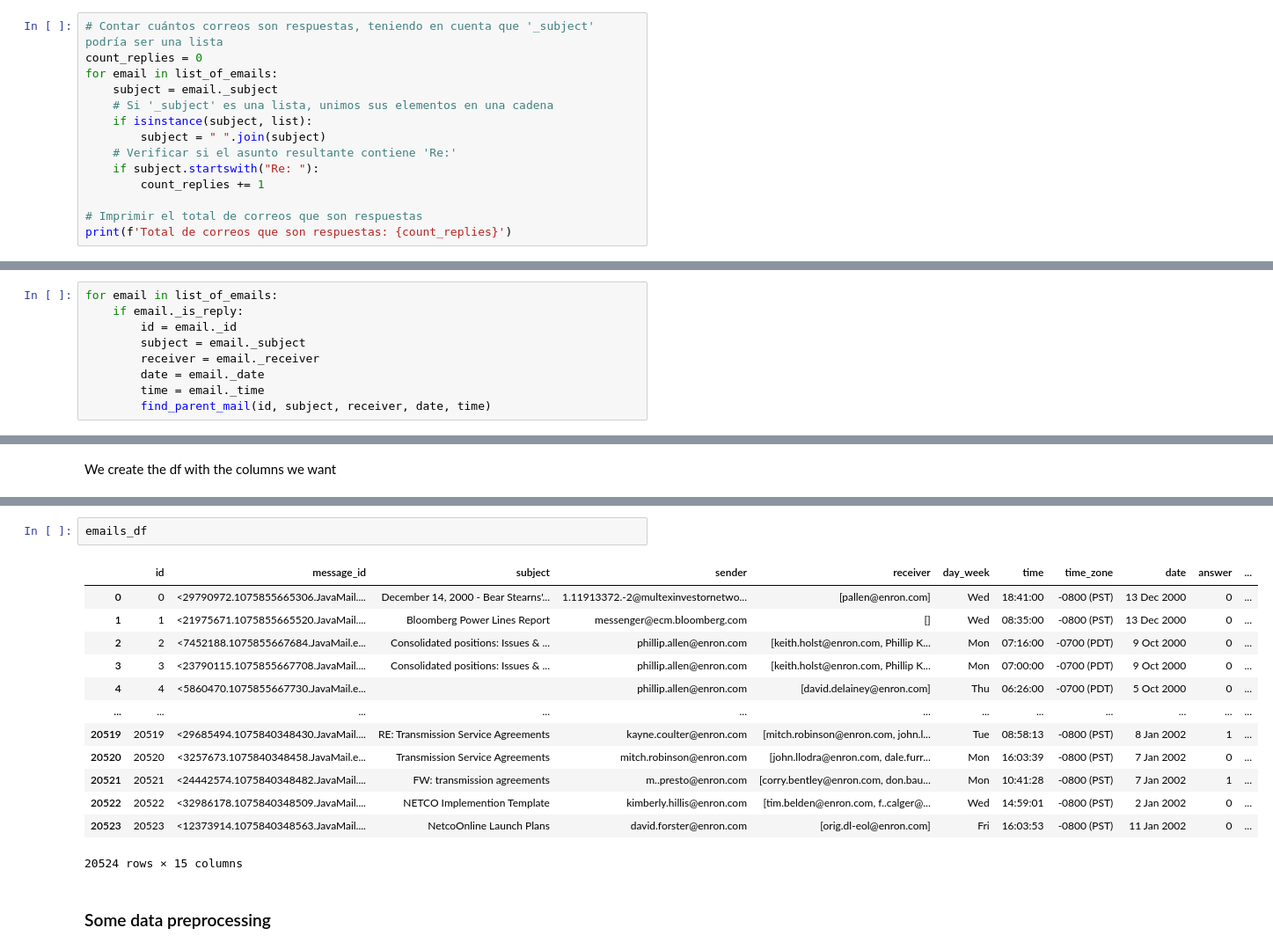
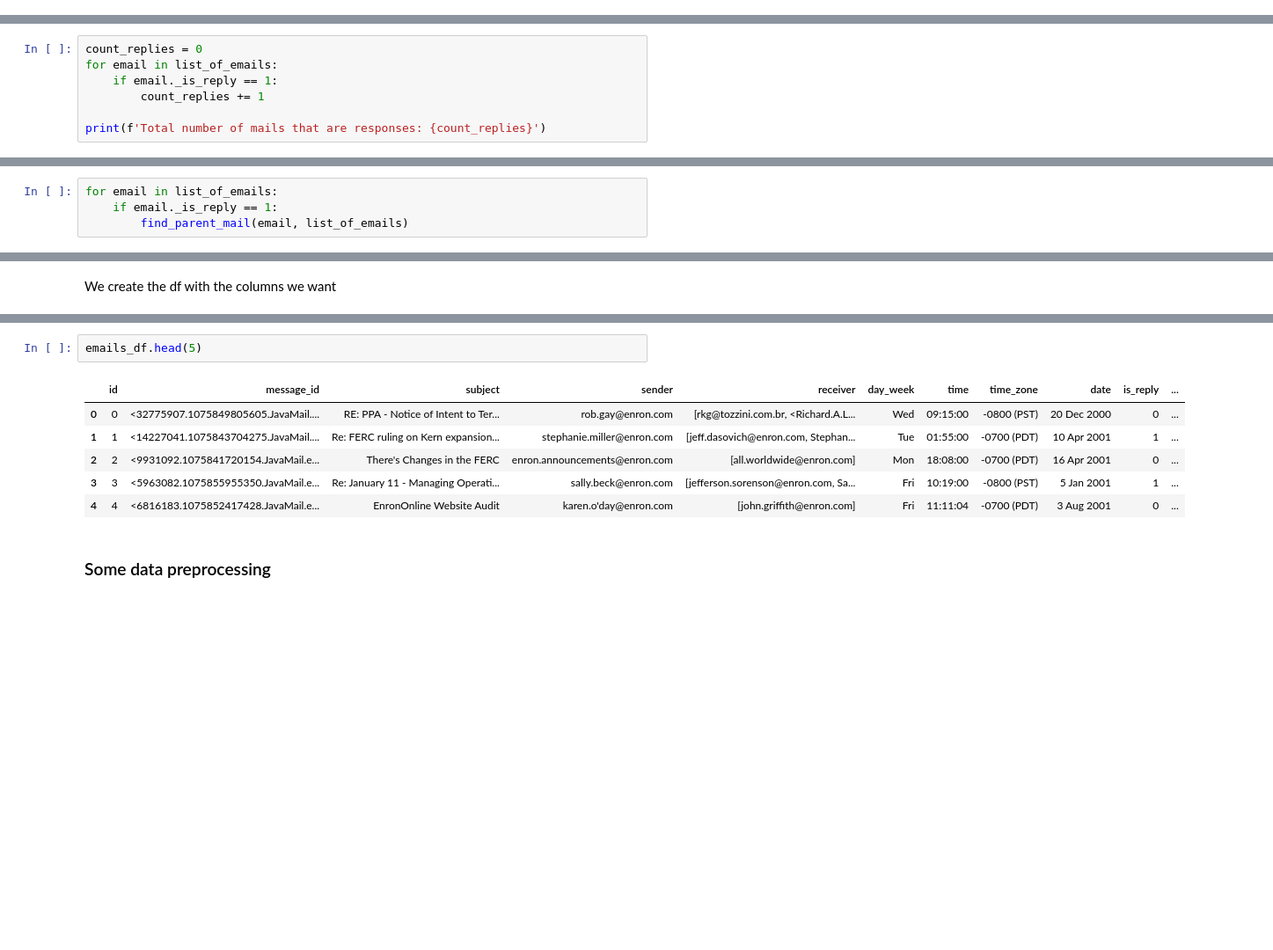
Before and after one commit to makowskitomasz/enron, a Jupyter notebook: jupyterNotebooks/mail_class.ipynb, the cells around one changed output, grey strips where cells are left out. Shown: that part at 88% size. Drawn from its saved outputs; the diff is of its cells as text; blank space fills up the shorter version.

```diff
--- a/jupyterNotebooks/mail_class.ipynb
+++ b/jupyterNotebooks/mail_class.ipynb
@@ -142,14 +165,0 @@ print(len(set_of_message_ids))
-# %%
-# Contar cuántos correos son respuestas, teniendo en cuenta que '_subject' podría ser una lista
-count_replies = 0
-for email in list_of_emails:
-    subject = email._subject
-    # Si '_subject' es una lista, unimos sus elementos en una cadena
-    if isinstance(subject, list):
-        subject = " ".join(subject)
-    # Verificar si el asunto resultante contiene 'Re:'
-    if subject.startswith("Re: "):
-        count_replies += 1
-
-# Imprimir el total de correos que son respuestas
-print(f'Total de correos que son respuestas: {count_replies}')
@@ -157,0 +166,7 @@ Total de correos que son respuestas: 4523
+# %%
+count_replies = 0
+for email in list_of_emails:
+    if email._is_reply == 1:
+        count_replies += 1
+
+print(f'Total number of mails that are responses: {count_replies}')
@@ -170,12 +199,7 @@ def find_parent_mail(_id, _subject, _receiver, _date, _time):
-# %%
-for email in list_of_emails:
-    if email._is_reply:
-        id = email._id
-        subject = email._subject
-        receiver = email._receiver
-        date = email._date
-        time = email._time
-        find_parent_mail(id, subject, receiver, date, time)
+# %%
+for email in list_of_emails:
+    if email._is_reply == 1:
+        find_parent_mail(email, list_of_emails)
 # %%
 for email in list_of_emails:
     email._responses = list(email._responses)
@@ -215,21 +237,14 @@ data = {
 pd.set_option('display.max_colwidth', 50)
 emails_df = pd.DataFrame(data)
 # %%
-emails_df
+emails_df.head(5)
 # %% [output]
-|  | id | message_id | subject | sender | receiver | day_week | time | time_zone | date | answer | ... |
-| 0 | 0 | <29790972.1075855665306.JavaMail.... | December 14, 2000 - Bear Stearns'... | 1.11913372.-2@multexinvestornetwo... | [pallen@enron.com] | Wed | 18:41:00 | -0800 (PST) | 13 Dec 2000 | 0 | ... |
-| 1 | 1 | <21975671.1075855665520.JavaMail.... | Bloomberg Power Lines Report | messenger@ecm.bloomberg.com | [] | Wed | 08:35:00 | -0800 (PST) | 13 Dec 2000 | 0 | ... |
-| 2 | 2 | <7452188.1075855667684.JavaMail.e... | Consolidated positions: Issues & ... | phillip.allen@enron.com | [keith.holst@enron.com, Phillip K... | Mon | 07:16:00 | -0700 (PDT) | 9 Oct 2000 | 0 | ... |
-| 3 | 3 | <23790115.1075855667708.JavaMail.... | Consolidated positions: Issues & ... | phillip.allen@enron.com | [keith.holst@enron.com, Phillip K... | Mon | 07:00:00 | -0700 (PDT) | 9 Oct 2000 | 0 | ... |
-| 4 | 4 | <5860470.1075855667730.JavaMail.e... |  | phillip.allen@enron.com | [david.delainey@enron.com] | Thu | 06:26:00 | -0700 (PDT) | 5 Oct 2000 | 0 | ... |
-| ... | ... | ... | ... | ... | ... | ... | ... | ... | ... | ... | ... |
-| 20519 | 20519 | <29685494.1075840348430.JavaMail.... | RE: Transmission Service Agreements | kayne.coulter@enron.com | [mitch.robinson@enron.com, john.l... | Tue | 08:58:13 | -0800 (PST) | 8 Jan 2002 | 1 | ... |
-| 20520 | 20520 | <3257673.1075840348458.JavaMail.e... | Transmission Service Agreements | mitch.robinson@enron.com | [john.llodra@enron.com, dale.furr... | Mon | 16:03:39 | -0800 (PST) | 7 Jan 2002 | 0 | ... |
-| 20521 | 20521 | <24442574.1075840348482.JavaMail.... | FW: transmission agreements | m..presto@enron.com | [corry.bentley@enron.com, don.bau... | Mon | 10:41:28 | -0800 (PST) | 7 Jan 2002 | 1 | ... |
-| 20522 | 20522 | <32986178.1075840348509.JavaMail.... | NETCO Implemention Template | kimberly.hillis@enron.com | [tim.belden@enron.com, f..calger@... | Wed | 14:59:01 | -0800 (PST) | 2 Jan 2002 | 0 | ... |
-| 20523 | 20523 | <12373914.1075840348563.JavaMail.... | NetcoOnline Launch Plans | david.forster@enron.com | [orig.dl-eol@enron.com] | Fri | 16:03:53 | -0800 (PST) | 11 Jan 2002 | 0 | ... |
+|  | id | message_id | subject | sender | receiver | day_week | time | time_zone | date | is_reply | ... |
+| 0 | 0 | <32775907.1075849805605.JavaMail.... | RE: PPA - Notice of Intent to Ter... | rob.gay@enron.com | [rkg@tozzini.com.br, <Richard.A.L... | Wed | 09:15:00 | -0800 (PST) | 20 Dec 2000 | 0 | ... |
+| 1 | 1 | <14227041.1075843704275.JavaMail.... | Re: FERC ruling on Kern expansion... | stephanie.miller@enron.com | [jeff.dasovich@enron.com, Stephan... | Tue | 01:55:00 | -0700 (PDT) | 10 Apr 2001 | 1 | ... |
+| 2 | 2 | <9931092.1075841720154.JavaMail.e... | There's Changes in the FERC | enron.announcements@enron.com | [all.worldwide@enron.com] | Mon | 18:08:00 | -0700 (PDT) | 16 Apr 2001 | 0 | ... |
+| 3 | 3 | <5963082.1075855955350.JavaMail.e... | Re: January 11 - Managing Operati... | sally.beck@enron.com | [jefferson.sorenson@enron.com, Sa... | Fri | 10:19:00 | -0800 (PST) | 5 Jan 2001 | 1 | ... |
+| 4 | 4 | <6816183.1075852417428.JavaMail.e... | EnronOnline Website Audit | karen.o'day@enron.com | [john.griffith@enron.com] | Fri | 11:11:04 | -0700 (PDT) | 3 Aug 2001 | 0 | ... |
-20524 rows × 15 columns
 # %% [markdown]
 ### Some data preprocessing
 # %%
```
Also changed, not shown: parts of 20 cells of this notebook, 2 other files.
